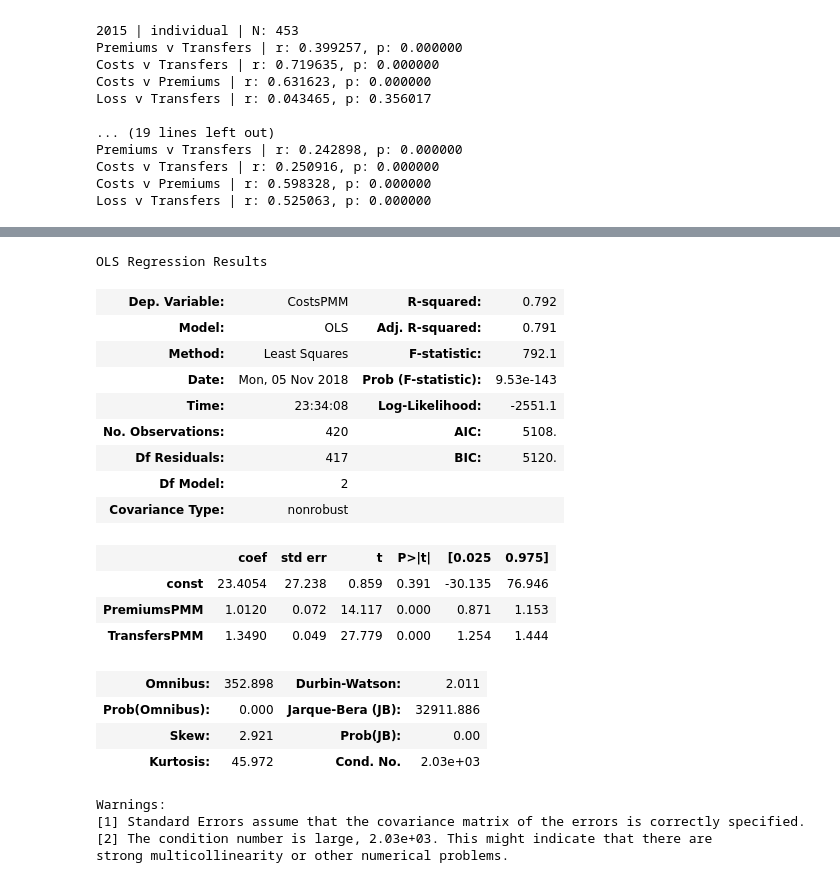
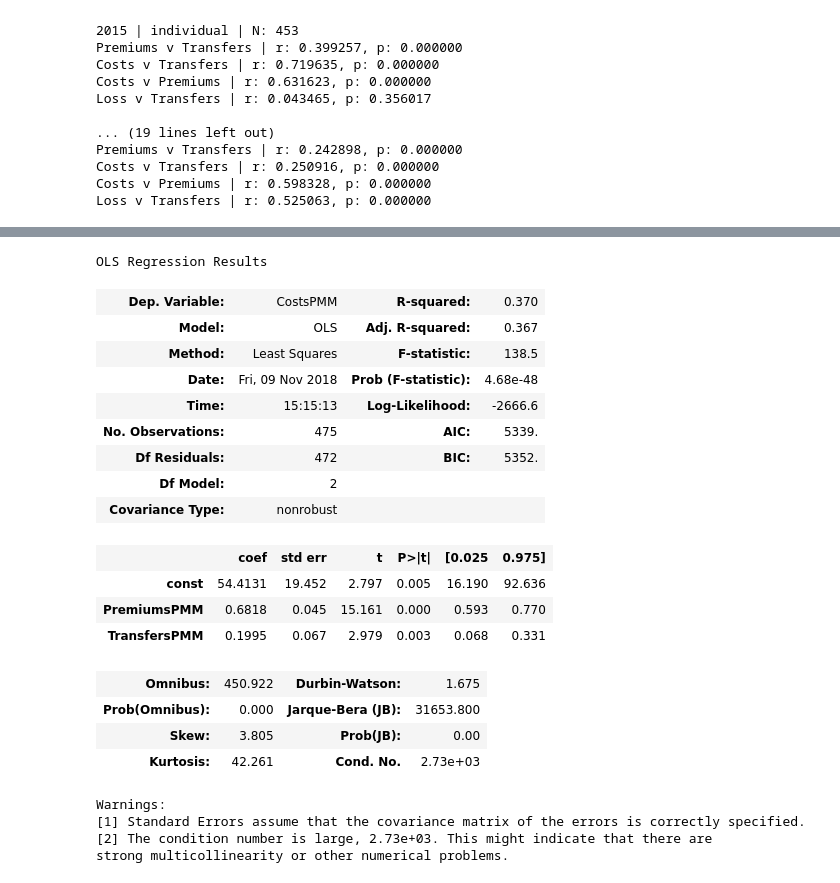
Before and after one commit to guanzgrace/risk-adjustment-model-validation, a Jupyter notebook: Validation.ipynb, the cells around one changed output, grey strips where cells are left out. Saved outputs shown, nothing was run; the diff lists cells and outputs as text; code cells hidden in the pictures.

```diff
--- a/Validation.ipynb
+++ b/Validation.ipynb
@@ -521,34 +521,34 @@ Warnings:
 # %%
 # Costs 2016 = Premiums 2016 + Transfers 2016
 
-no_nulls = ind_data[['PremiumsPMM', 'TransfersPMM', 'CostsPMM']].dropna()
+no_nulls = sg_data[['PremiumsPMM', 'TransfersPMM', 'CostsPMM']].dropna()
 X = no_nulls[['PremiumsPMM', 'TransfersPMM']]
 y = no_nulls['CostsPMM']
 X = sm.add_constant(X)
 est = sm.OLS(y, X).fit()
 est.summary()
 # %% [output]
 OLS Regression Results
-| Dep. Variable: | CostsPMM | R-squared: | 0.792 |
-| Model: | OLS | Adj. R-squared: | 0.791 |
-| Method: | Least Squares | F-statistic: | 792.1 |
-| Date: | Mon, 05 Nov 2018 | Prob (F-statistic): | 9.53e-143 |
-| Time: | 23:34:08 | Log-Likelihood: | -2551.1 |
-| No. Observations: | 420 | AIC: | 5108. |
-| Df Residuals: | 417 | BIC: | 5120. |
+| Dep. Variable: | CostsPMM | R-squared: | 0.370 |
+| Model: | OLS | Adj. R-squared: | 0.367 |
+| Method: | Least Squares | F-statistic: | 138.5 |
+| Date: | Fri, 09 Nov 2018 | Prob (F-statistic): | 4.68e-48 |
+| Time: | 15:15:13 | Log-Likelihood: | -2666.6 |
+| No. Observations: | 475 | AIC: | 5339. |
+| Df Residuals: | 472 | BIC: | 5352. |
 | Df Model: | 2 |  |  |
 | Covariance Type: | nonrobust |  |  |
 |  | coef | std err | t | P>|t| | [0.025 | 0.975] |
-| const | 23.4054 | 27.238 | 0.859 | 0.391 | -30.135 | 76.946 |
-| PremiumsPMM | 1.0120 | 0.072 | 14.117 | 0.000 | 0.871 | 1.153 |
-| TransfersPMM | 1.3490 | 0.049 | 27.779 | 0.000 | 1.254 | 1.444 |
+| const | 54.4131 | 19.452 | 2.797 | 0.005 | 16.190 | 92.636 |
+| PremiumsPMM | 0.6818 | 0.045 | 15.161 | 0.000 | 0.593 | 0.770 |
+| TransfersPMM | 0.1995 | 0.067 | 2.979 | 0.003 | 0.068 | 0.331 |
-| Omnibus: | 352.898 | Durbin-Watson: | 2.011 |
-| Prob(Omnibus): | 0.000 | Jarque-Bera (JB): | 32911.886 |
-| Skew: | 2.921 | Prob(JB): | 0.00 |
-| Kurtosis: | 45.972 | Cond. No. | 2.03e+03 |
+| Omnibus: | 450.922 | Durbin-Watson: | 1.675 |
+| Prob(Omnibus): | 0.000 | Jarque-Bera (JB): | 31653.800 |
+| Skew: | 3.805 | Prob(JB): | 0.00 |
+| Kurtosis: | 42.261 | Cond. No. | 2.73e+03 |
 Warnings:
 [1] Standard Errors assume that the covariance matrix of the errors is correctly specified.
-[2] The condition number is large, 2.03e+03. This might indicate that there are
+[2] The condition number is large, 2.73e+03. This might indicate that there are
 strong multicollinearity or other numerical problems.
 # %%
 # Costs 2015 = Premiums 2015 + Transfers 2015
```
Also changed, not shown: parts of 19 cells of this notebook, 1 other file.
